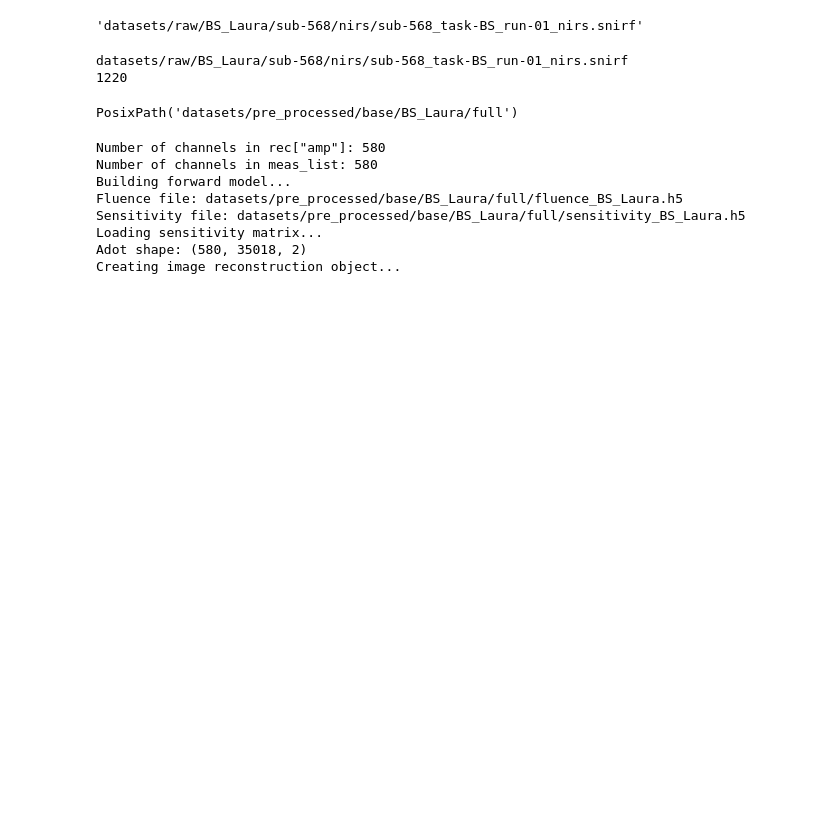
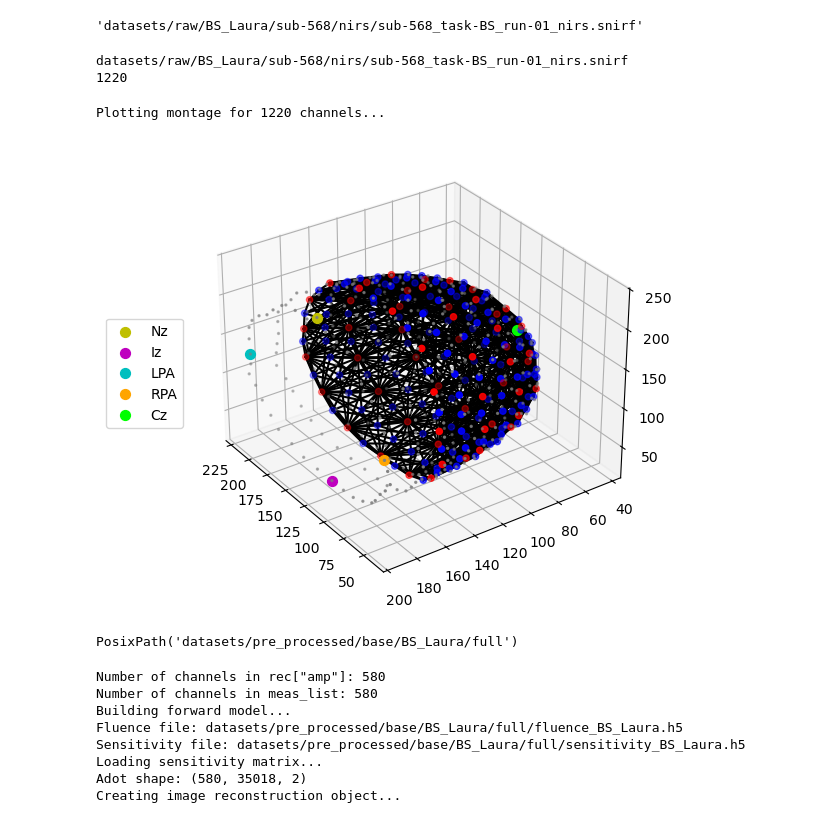
Before and after one commit to orabe/fNIRS_SparseToDense, a Jupyter notebook: src/subset/subset_image_space_processing_segments_V2_GENERAL.ipynb, the cells around one changed output. Cells and saved outputs as stored; diff of their text form; code cells hidden in the pictures; blank space fills up the shorter version.

Commit message:
update the notebook to consider parcel and channel spaces for all datasets

```diff
--- a/src/subset/subset_image_space_processing_segments_V2_GENERAL.ipynb
+++ b/src/subset/subset_image_space_processing_segments_V2_GENERAL.ipynb
@@ -259,6 +263,14 @@ print(len(subset_channels))
 # %% [output]
 datasets/raw/BS_Laura/sub-568/nirs/sub-568_task-BS_run-01_nirs.snirf
 1220
+# %%
+from cedalion.vis.anatomy import plot_montage3D
+
+print(f"Plotting montage for {len(subset_channels)} channels...")
+plot_montage3D(rec["amp"], rec.geo3d)
+# %% [output]
+Plotting montage for 1220 channels...
+[figure, added]
 # %%
 pre_processed_path
 # %% [output]
```
Also changed, not shown: parts of 27 cells of this notebook.
